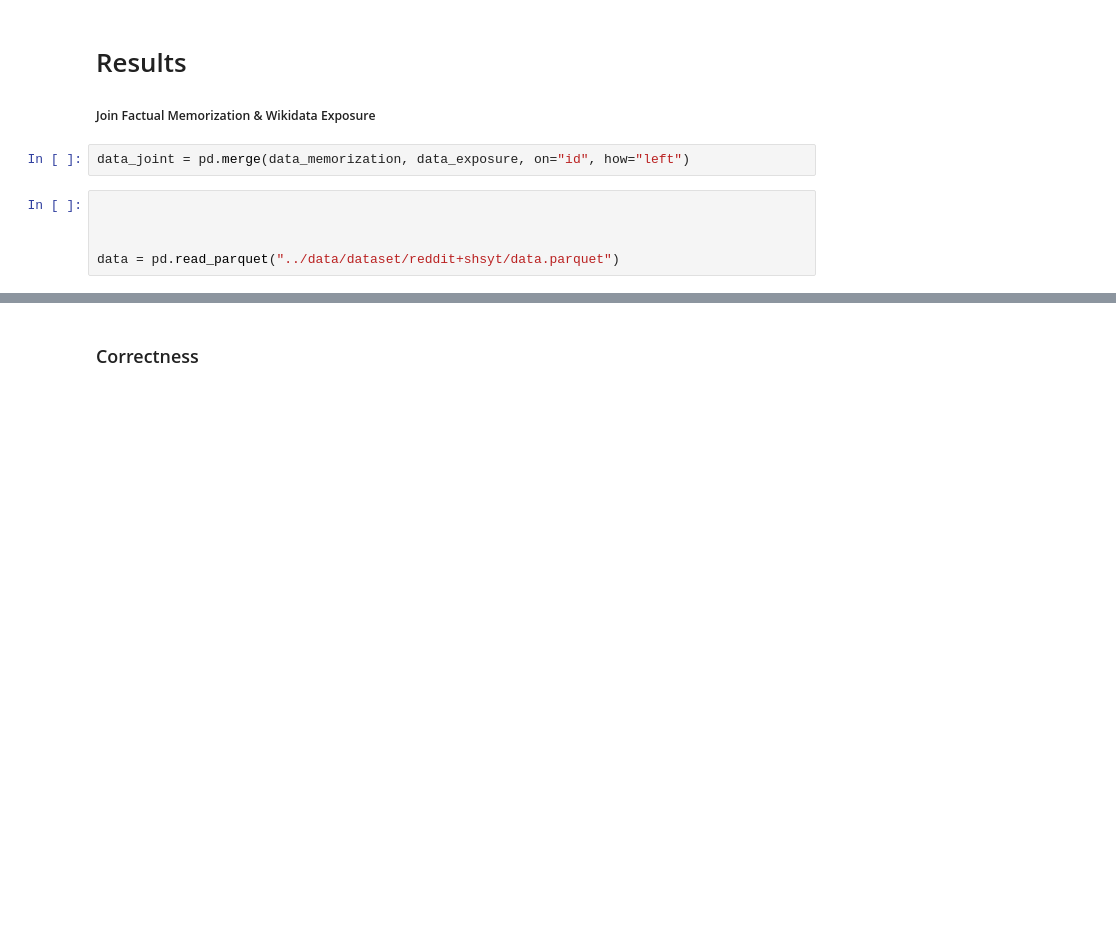
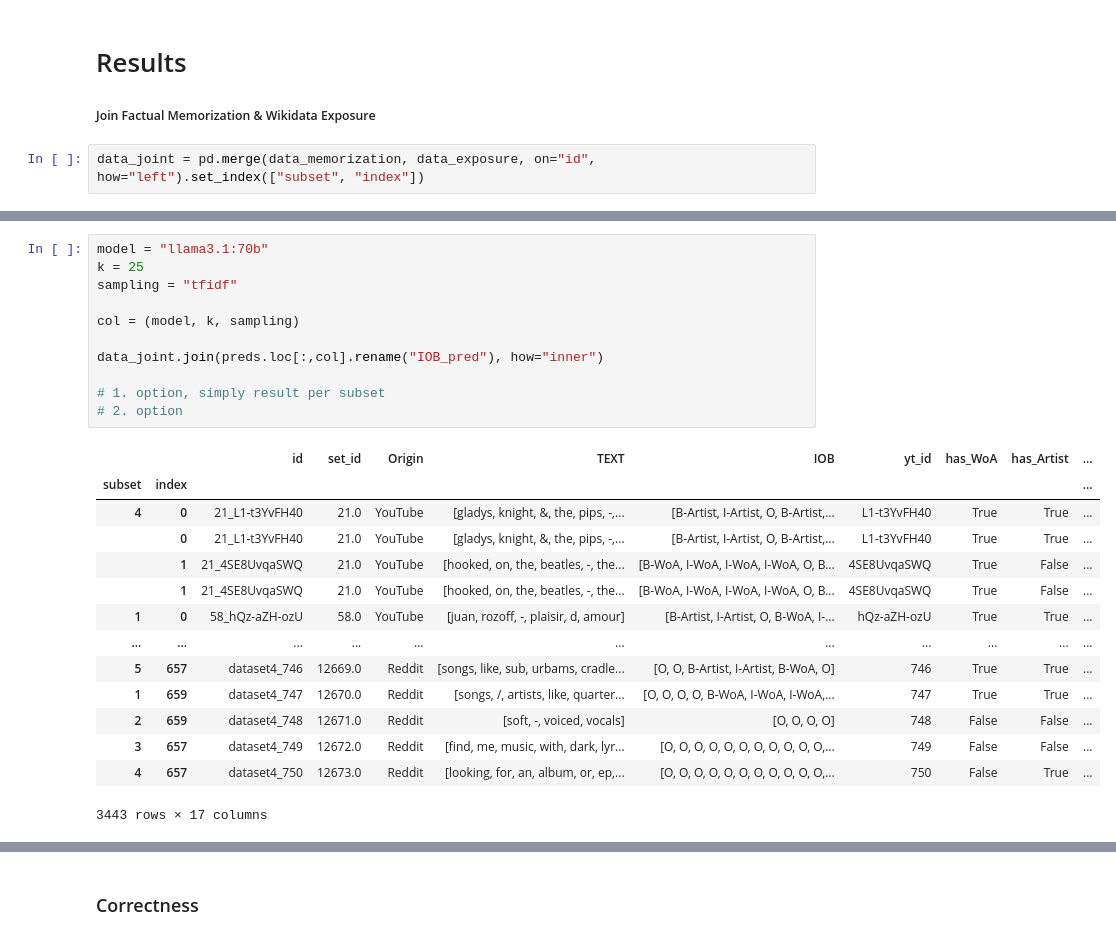
Before and after one commit to progsi/YTUnCoverLLM, a Jupyter notebook: notebooks/results_exposure.ipynb, the cells around one changed output, grey strips where cells are left out. Drawn from its saved outputs; the diff is of its cells as text; blank space fills up the shorter version.

```diff
--- a/notebooks/results_exposure.ipynb
+++ b/notebooks/results_exposure.ipynb
@@ -277,9 +208,4 @@ data_exposure
 # Results
 ##### Join Factual Memorization & Wikidata Exposure
 # %%
-data_joint = pd.merge(data_memorization, data_exposure, on="id", how="left")
+data_joint = pd.merge(data_memorization, data_exposure, on="id", how="left").set_index(["subset", "index"])
-# %%
-
-
-
-data = pd.read_parquet("../data/dataset/reddit+shsyt/data.parquet")
@@ -285,0 +267,26 @@ data = pd.read_parquet("../data/dataset/reddit+shsyt/data.parquet")
+# %%
+model = "llama3.1:70b"
+k = 25
+sampling = "tfidf"
+
+col = (model, k, sampling)
+
+data_joint.join(preds.loc[:,col].rename("IOB_pred"), how="inner")
+
+# 1. option, simply result per subset
+# 2. option
+# %% [output]
+|  |  | id | set_id | Origin | TEXT | IOB | yt_id | has_WoA | has_Artist | ... |
+| subset | index |  |  |  |  |  |  |  |  | ... |
+| 4 | 0 | 21_L1-t3YvFH40 | 21.0 | YouTube | [gladys, knight, &, the, pips, -,... | [B-Artist, I-Artist, O, B-Artist,... | L1-t3YvFH40 | True | True | ... |
+|  | 0 | 21_L1-t3YvFH40 | 21.0 | YouTube | [gladys, knight, &, the, pips, -,... | [B-Artist, I-Artist, O, B-Artist,... | L1-t3YvFH40 | True | True | ... |
+|  | 1 | 21_4SE8UvqaSWQ | 21.0 | YouTube | [hooked, on, the, beatles, -, the... | [B-WoA, I-WoA, I-WoA, I-WoA, O, B... | 4SE8UvqaSWQ | True | False | ... |
+|  | 1 | 21_4SE8UvqaSWQ | 21.0 | YouTube | [hooked, on, the, beatles, -, the... | [B-WoA, I-WoA, I-WoA, I-WoA, O, B... | 4SE8UvqaSWQ | True | False | ... |
+| 1 | 0 | 58_hQz-aZH-ozU | 58.0 | YouTube | [juan, rozoff, -, plaisir, d, amour] | [B-Artist, I-Artist, O, B-WoA, I-... | hQz-aZH-ozU | True | True | ... |
+| ... | ... | ... | ... | ... | ... | ... | ... | ... | ... | ... |
+| 5 | 657 | dataset4_746 | 12669.0 | Reddit | [songs, like, sub, urbams, cradle... | [O, O, B-Artist, I-Artist, B-WoA, O] | 746 | True | True | ... |
+| 1 | 659 | dataset4_747 | 12670.0 | Reddit | [songs, /, artists, like, quarter... | [O, O, O, O, B-WoA, I-WoA, I-WoA,... | 747 | True | True | ... |
+| 2 | 659 | dataset4_748 | 12671.0 | Reddit | [soft, -, voiced, vocals] | [O, O, O, O] | 748 | False | False | ... |
+| 3 | 657 | dataset4_749 | 12672.0 | Reddit | [find, me, music, with, dark, lyr... | [O, O, O, O, O, O, O, O, O, O, O,... | 749 | False | False | ... |
+| 4 | 657 | dataset4_750 | 12673.0 | Reddit | [looking, for, an, album, or, ep,... | [O, O, O, O, O, O, O, O, O, O, O,... | 750 | False | True | ... |
+3443 rows × 17 columns
```
Also changed, not shown: parts of 11 cells of this notebook, 3 other files.
